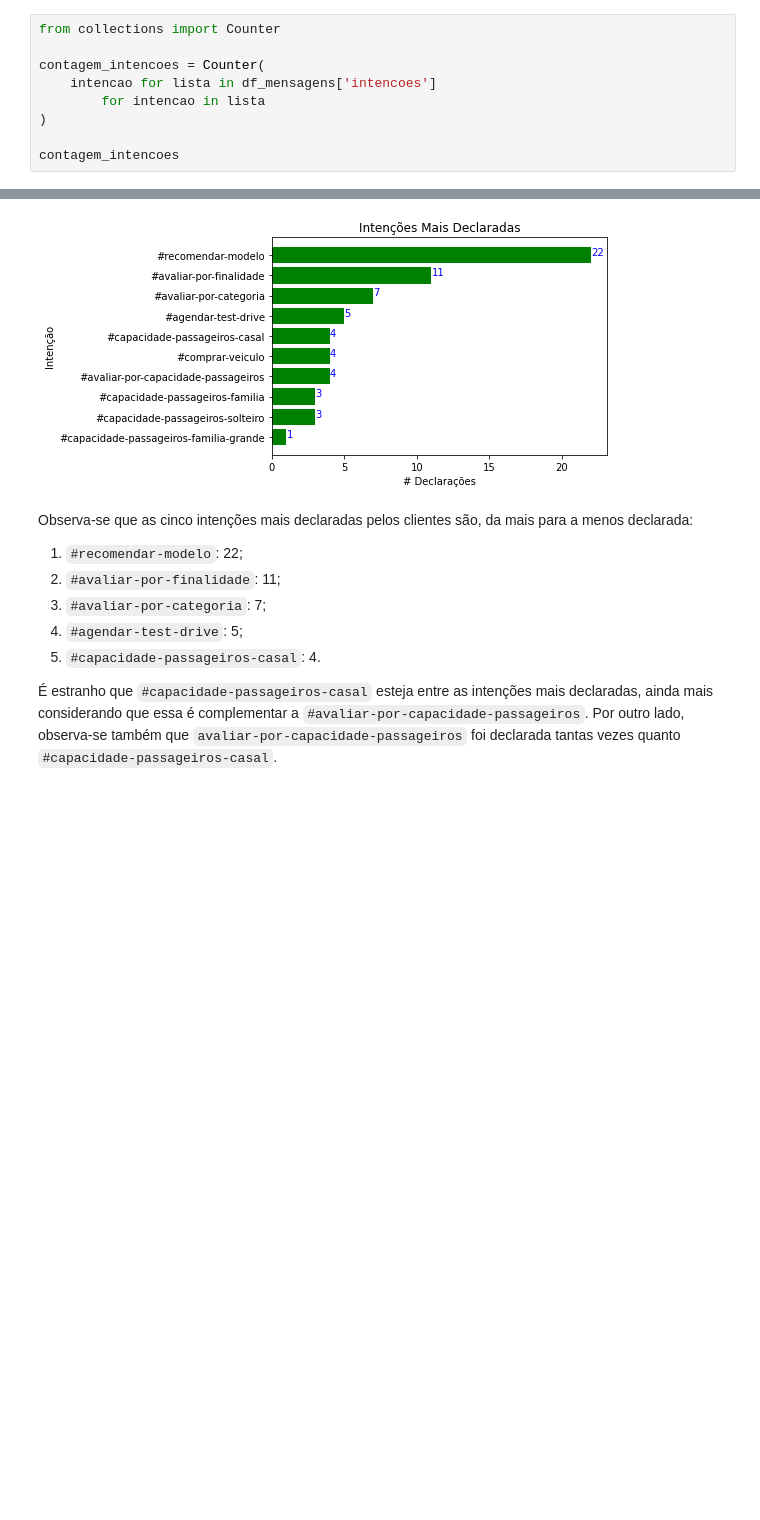
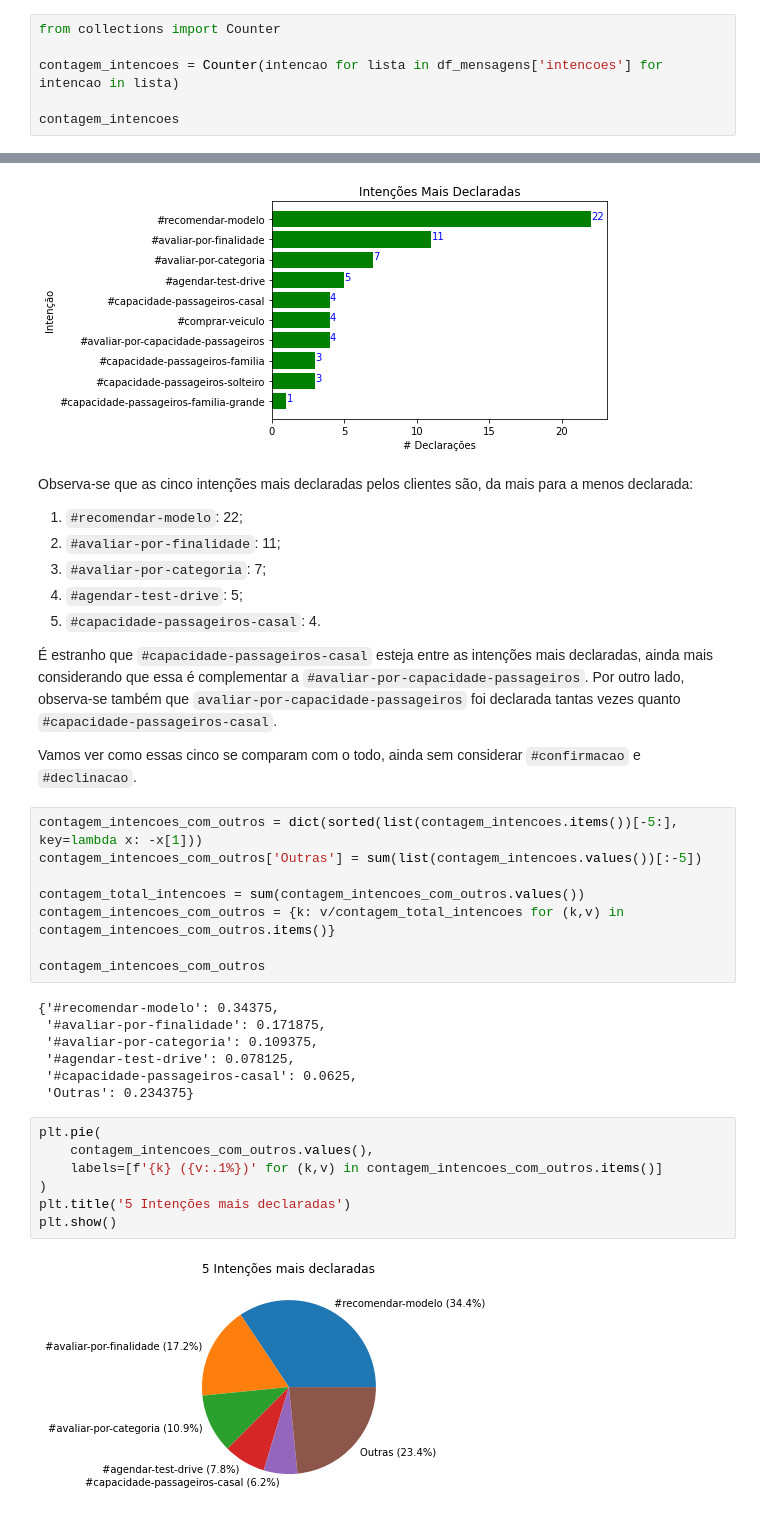
Before and after one commit to RafaelSchubert/furb-data-science-chatbot, a Jupyter notebook: analise/analise-desempenho.ipynb, the cells around one changed output, grey strips where cells are left out. Saved outputs shown, nothing was run; the diff lists cells and outputs as text; blank space fills up the shorter version.

Commit message:
Gráfico de setores das intenções mais declaradas.

```diff
--- a/analise/analise-desempenho.ipynb
+++ b/analise/analise-desempenho.ipynb
@@ -281,10 +281,7 @@ Conta-se o número de ocorrências de cada intenção declarada em conversas den
 # %%
 from collections import Counter
 
-contagem_intencoes = Counter(
-    intencao for lista in df_mensagens['intencoes']
-        for intencao in lista
-)
+contagem_intencoes = Counter(intencao for lista in df_mensagens['intencoes'] for intencao in lista)
 
 contagem_intencoes
 # %% [output]
@@ -337,3 +334,29 @@ Observa-se que as cinco intenções mais declaradas pelos clientes são, da mais
 5. `#capacidade-passageiros-casal`: 4.
 
 É estranho que `#capacidade-passageiros-casal` esteja entre as intenções mais declaradas, ainda mais considerando que essa é complementar a `#avaliar-por-capacidade-passageiros`. Por outro lado, observa-se também que `avaliar-por-capacidade-passageiros` foi declarada tantas vezes quanto `#capacidade-passageiros-casal`.
+
+Vamos ver como essas cinco se comparam com o todo, ainda sem considerar `#confirmacao` e `#declinacao`.
+# %%
+contagem_intencoes_com_outros = dict(sorted(list(contagem_intencoes.items())[-5:], key=lambda x: -x[1]))
+contagem_intencoes_com_outros['Outras'] = sum(list(contagem_intencoes.values())[:-5])
+
+contagem_total_intencoes = sum(contagem_intencoes_com_outros.values())
+contagem_intencoes_com_outros = {k: v/contagem_total_intencoes for (k,v) in contagem_intencoes_com_outros.items()}
+
+contagem_intencoes_com_outros
+# %% [output]
+{'#recomendar-modelo': 0.34375,
+ '#avaliar-por-finalidade': 0.171875,
+ '#avaliar-por-categoria': 0.109375,
+ '#agendar-test-drive': 0.078125,
+ '#capacidade-passageiros-casal': 0.0625,
+ 'Outras': 0.234375}
+# %%
+plt.pie(
+    contagem_intencoes_com_outros.values(),
+    labels=[f'{k} ({v:.1%})' for (k,v) in contagem_intencoes_com_outros.items()]
+)
+plt.title('5 Intenções mais declaradas')
+plt.show()
+# %% [output]
+[figure, added]
```
Also changed, not shown: parts of 1 cell of this notebook.
